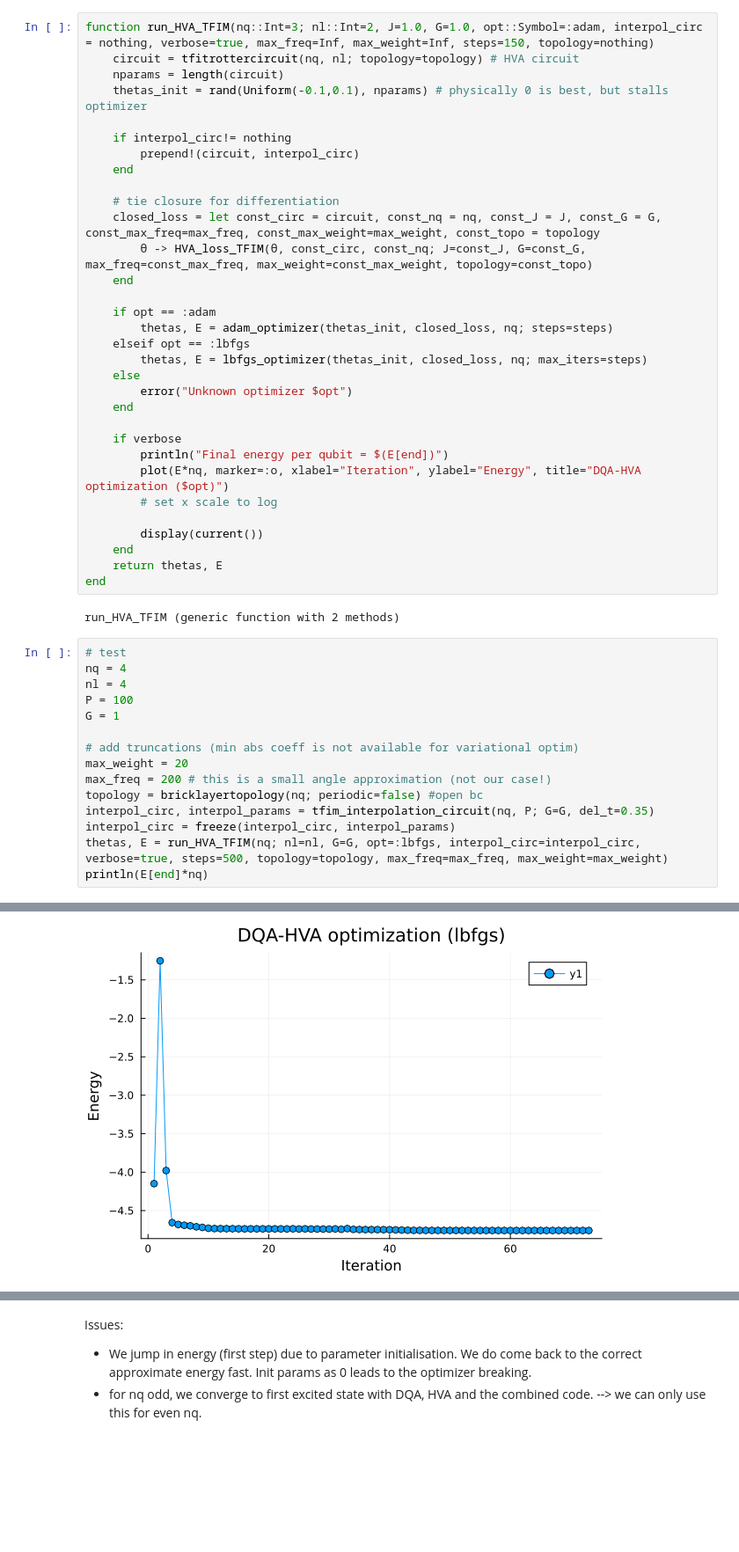
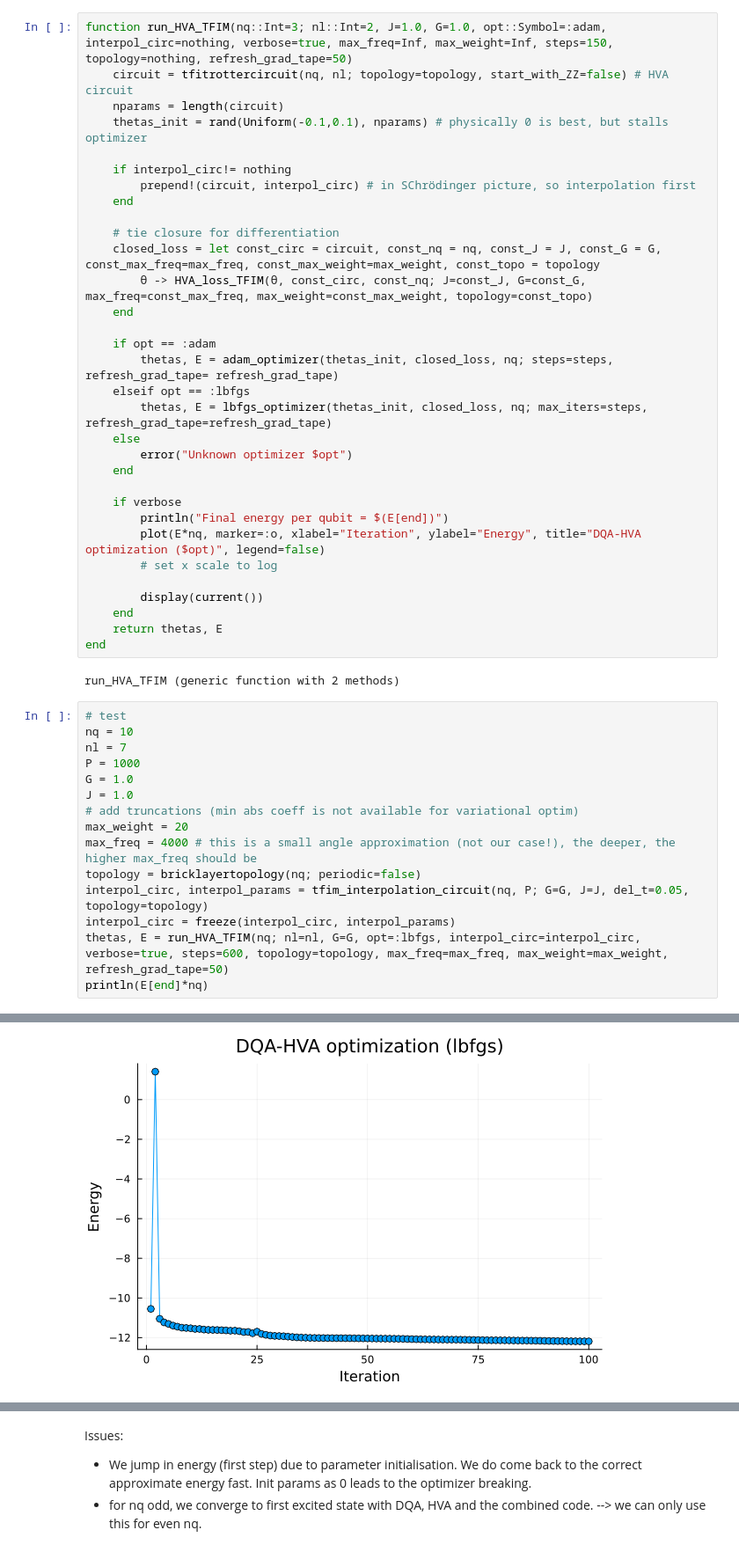
Before and after one commit to JuliaGerecke/PP-VarBenchmarks, a Jupyter notebook: HVA_DQA_comb.ipynb, the cells around one changed output, grey strips where cells are left out. Shown at 88% size. Drawn from its saved outputs; the diff is of its cells as text; blank space fills up the shorter version.

```diff
--- a/HVA_DQA_comb.ipynb
+++ b/HVA_DQA_comb.ipynb
@@ -194,13 +206,13 @@ end
 # %% [output]
 HVA_loss_TFIM (generic function with 1 method)
 # %%
-function run_HVA_TFIM(nq::Int=3; nl::Int=2, J=1.0, G=1.0, opt::Symbol=:adam, interpol_circ = nothing, verbose=true, max_freq=Inf, max_weight=Inf, steps=150, topology=nothing)
-    circuit = tfitrottercircuit(nq, nl; topology=topology) # HVA circuit
+function run_HVA_TFIM(nq::Int=3; nl::Int=2, J=1.0, G=1.0, opt::Symbol=:adam, interpol_circ=nothing, verbose=true, max_freq=Inf, max_weight=Inf, steps=150, topology=nothing, refresh_grad_tape=50)
+    circuit = tfitrottercircuit(nq, nl; topology=topology, start_with_ZZ=false) # HVA circuit
     nparams = length(circuit)
     thetas_init = rand(Uniform(-0.1,0.1), nparams) # physically 0 is best, but stalls optimizer
 
     if interpol_circ!= nothing
-        prepend!(circuit, interpol_circ)
+        prepend!(circuit, interpol_circ) # in SChrödinger picture, so interpolation first
     end
 
     # tie closure for differentiation
@@ -209,16 +221,16 @@ function run_HVA_TFIM(nq::Int=3; nl::Int=2, J=1.0, G=1.0, opt::Symbol=:adam, int
     end
 
     if opt == :adam
-        thetas, E = adam_optimizer(thetas_init, closed_loss, nq; steps=steps)
+        thetas, E = adam_optimizer(thetas_init, closed_loss, nq; steps=steps, refresh_grad_tape= refresh_grad_tape)
     elseif opt == :lbfgs
-        thetas, E = lbfgs_optimizer(thetas_init, closed_loss, nq; max_iters=steps)
+        thetas, E = lbfgs_optimizer(thetas_init, closed_loss, nq; max_iters=steps, refresh_grad_tape=refresh_grad_tape)
     else
         error("Unknown optimizer $opt")
     end
 
     if verbose
         println("Final energy per qubit = $(E[end])")
-        plot(E*nq, marker=:o, xlabel="Iteration", ylabel="Energy", title="DQA-HVA optimization ($opt)")
+        plot(E*nq, marker=:o, xlabel="Iteration", ylabel="Energy", title="DQA-HVA optimization ($opt)", legend=false)
         # set x scale to log
 
         display(current())
@@ -229,17 +241,17 @@ end
 run_HVA_TFIM (generic function with 2 methods)
 # %%
 # test
-nq = 4
-nl = 4
-P = 100
-G = 1
-
+nq = 10
+nl = 7
+P = 1000
+G = 1.0
+J = 1.0
 # add truncations (min abs coeff is not available for variational optim)
 max_weight = 20
-max_freq = 200 # this is a small angle approximation (not our case!)
-topology = bricklayertopology(nq; periodic=false) #open bc
-interpol_circ, interpol_params = tfim_interpolation_circuit(nq, P; G=G, del_t=0.35)
+max_freq = 4000 # this is a small angle approximation (not our case!), the deeper, the higher max_freq should be
+topology = bricklayertopology(nq; periodic=false)
+interpol_circ, interpol_params = tfim_interpolation_circuit(nq, P; G=G, J=J, del_t=0.05, topology=topology)
 interpol_circ = freeze(interpol_circ, interpol_params)
-thetas, E = run_HVA_TFIM(nq; nl=nl, G=G, opt=:lbfgs, interpol_circ=interpol_circ, verbose=true, steps=500, topology=topology, max_freq=max_freq, max_weight=max_weight)
+thetas, E = run_HVA_TFIM(nq; nl=nl, G=G, opt=:lbfgs, interpol_circ=interpol_circ, verbose=true, steps=600, topology=topology, max_freq=max_freq, max_weight=max_weight, refresh_grad_tape=50)
 println(E[end]*nq)
 # %% [output]
@@ -248 +260 @@ Final energy per qubit = -1.189692620785908
-[figure, old version]
+[figure, new version]
```
Also changed, not shown: parts of 8 cells of this notebook.
